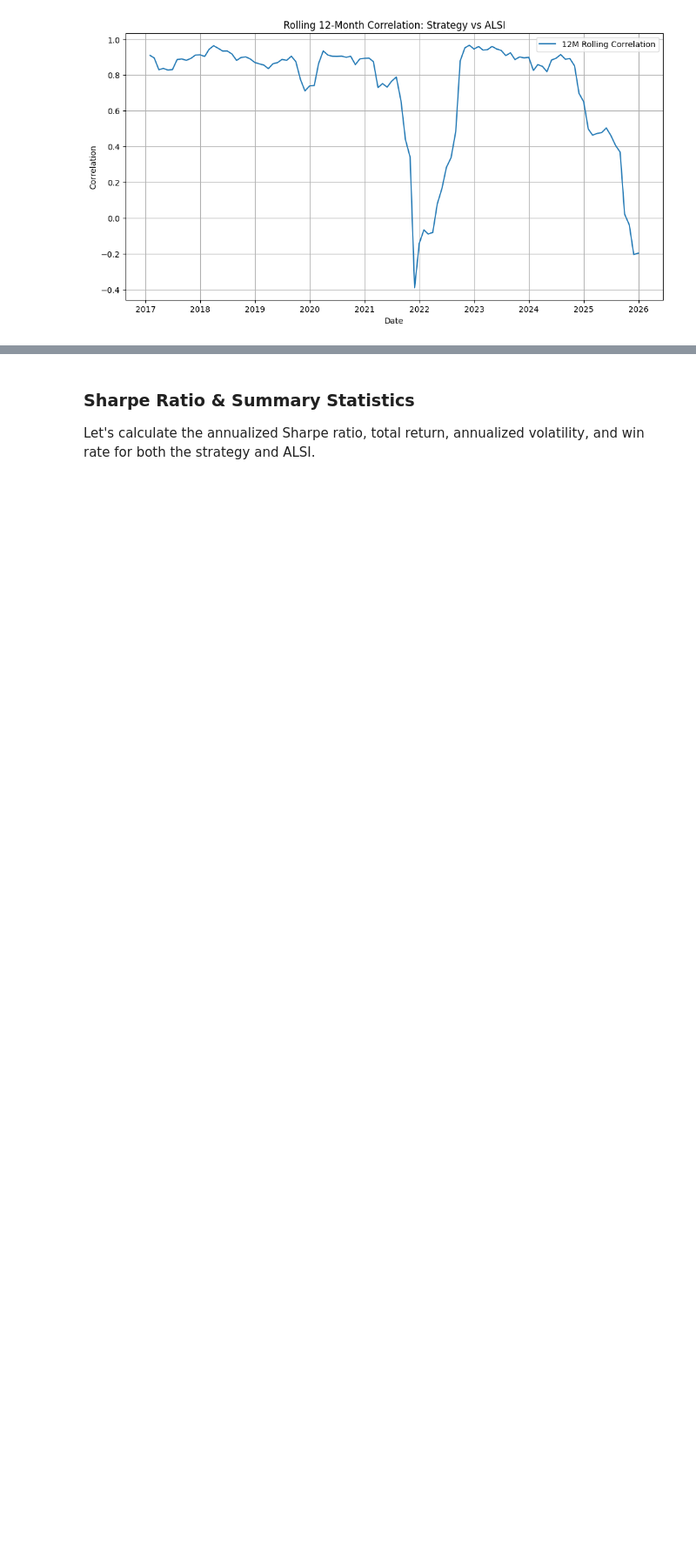
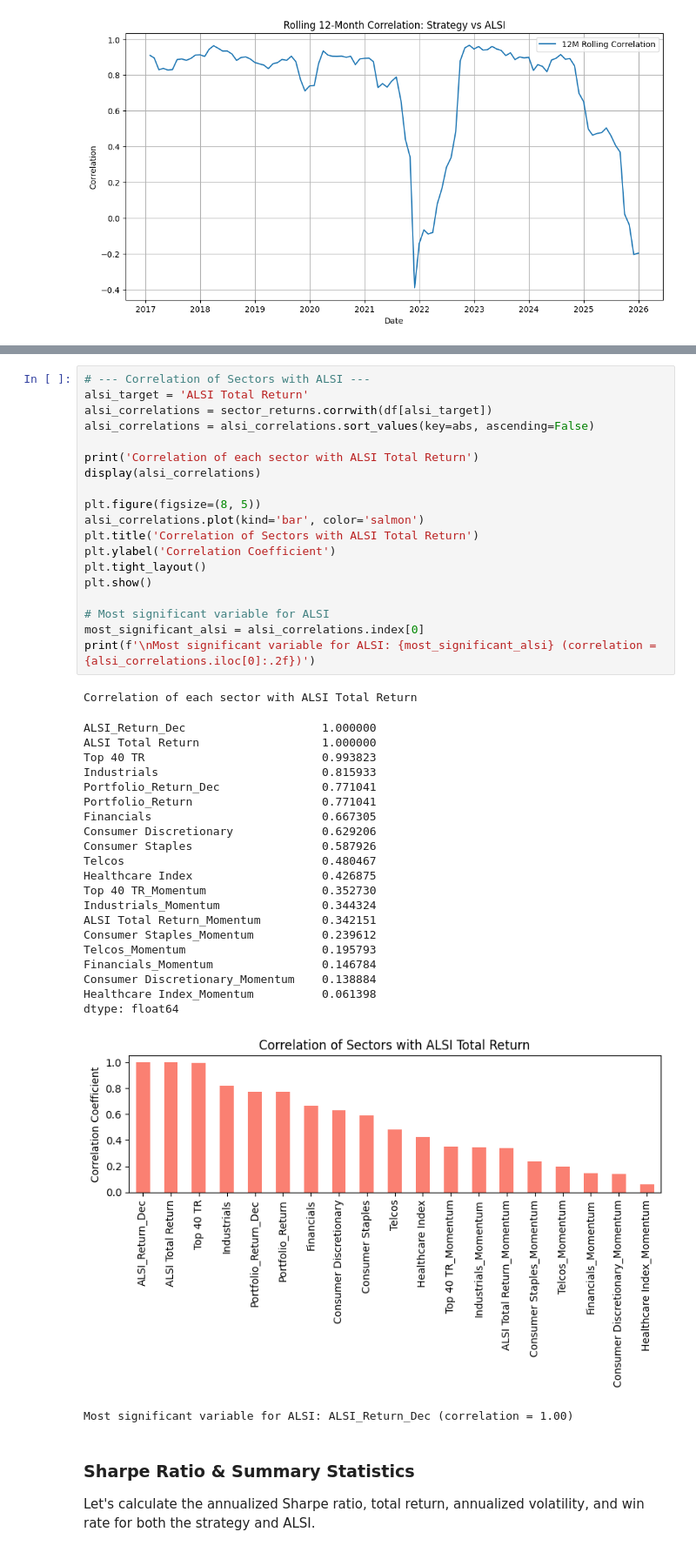
Before and after one commit to Aubrey-t/asi-sentiment-backtest, a Jupyter notebook: notebooks/02_task2_strategy_build.ipynb, the cells around one changed output, grey strips where cells are left out. Shown at 87% size. Drawn from its saved outputs; the diff is of its cells as text; blank space fills up the shorter version.

```diff
--- a/notebooks/02_task2_strategy_build.ipynb
+++ b/notebooks/02_task2_strategy_build.ipynb
@@ -370,3 +421,46 @@ plt.show()
+# %%
+# --- Correlation of Sectors with ALSI ---
+alsi_target = 'ALSI Total Return'
+alsi_correlations = sector_returns.corrwith(df[alsi_target])
+alsi_correlations = alsi_correlations.sort_values(key=abs, ascending=False)
+
+print('Correlation of each sector with ALSI Total Return')
+display(alsi_correlations)
+
+plt.figure(figsize=(8, 5))
+alsi_correlations.plot(kind='bar', color='salmon')
+plt.title('Correlation of Sectors with ALSI Total Return')
+plt.ylabel('Correlation Coefficient')
+plt.tight_layout()
+plt.show()
+
+# Most significant variable for ALSI
+most_significant_alsi = alsi_correlations.index[0]
+print(f'\nMost significant variable for ALSI: {most_significant_alsi} (correlation = {alsi_correlations.iloc[0]:.2f})')
+# %% [output]
+Correlation of each sector with ALSI Total Return
+ALSI_Return_Dec                    1.000000
+ALSI Total Return                  1.000000
+Top 40 TR                          0.993823
+Industrials                        0.815933
+Portfolio_Return_Dec               0.771041
+Portfolio_Return                   0.771041
+Financials                         0.667305
+Consumer Discretionary             0.629206
+Consumer Staples                   0.587926
+Telcos                             0.480467
+Healthcare Index                   0.426875
+Top 40 TR_Momentum                 0.352730
+Industrials_Momentum               0.344324
+ALSI Total Return_Momentum         0.342151
+Consumer Staples_Momentum          0.239612
+Telcos_Momentum                    0.195793
+Financials_Momentum                0.146784
+Consumer Discretionary_Momentum    0.138884
+Healthcare Index_Momentum          0.061398
+dtype: float64
+[figure, added]
+Most significant variable for ALSI: ALSI_Return_Dec (correlation = 1.00)
 # %% [markdown]
 ### Sharpe Ratio & Summary Statistics
 
```
Also changed, not shown: parts of 16 cells of this notebook.
